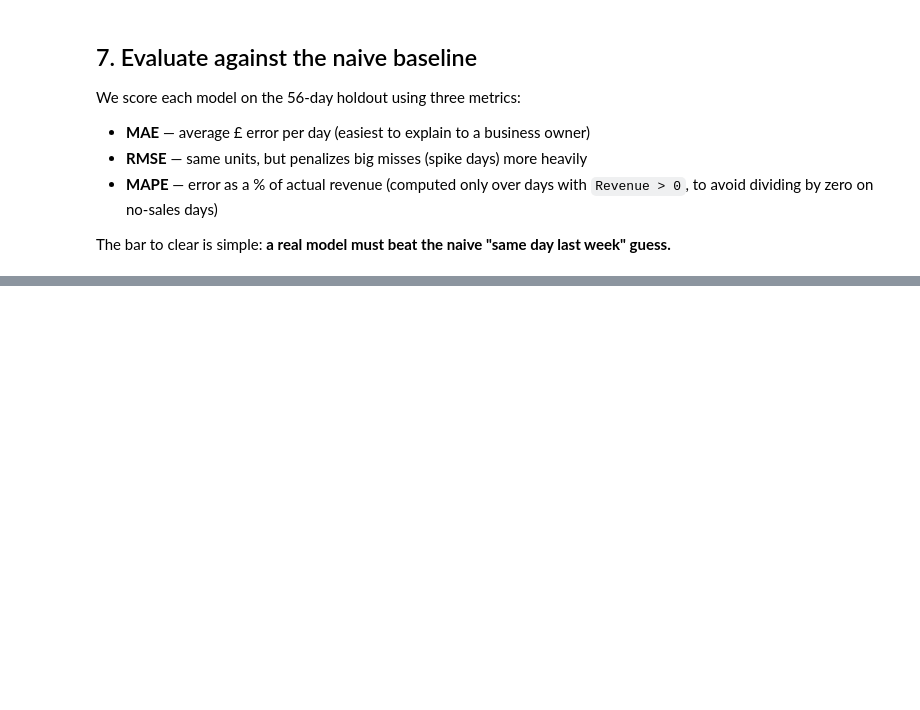
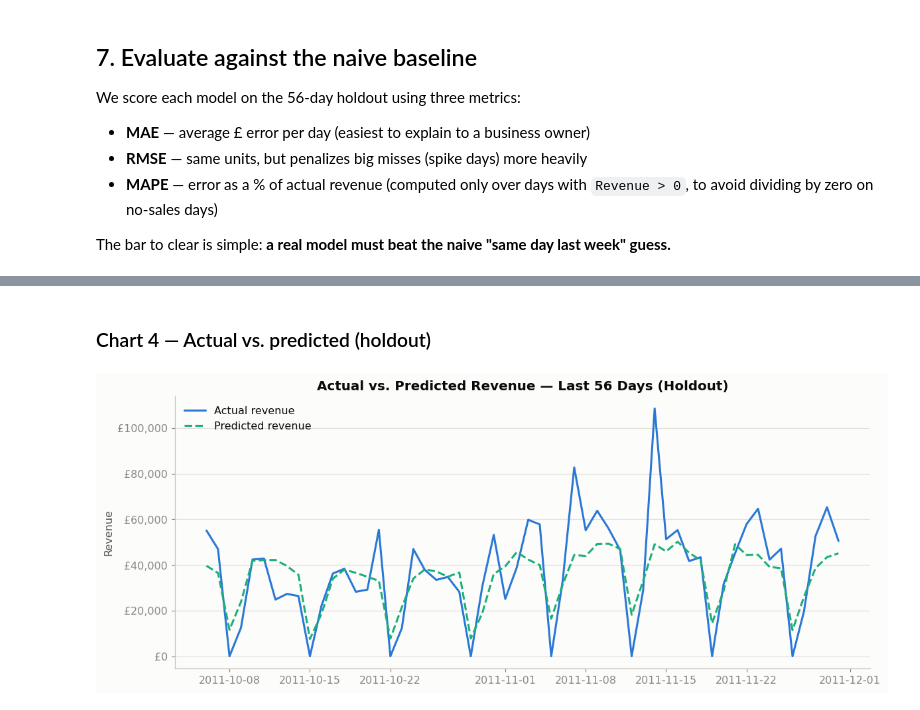
Before and after one commit to SONWA560/FUTURE_ML_01, a Jupyter notebook: notebooks/01_sales_forecasting.ipynb, the cells around one changed output, grey strips where cells are left out. Saved outputs shown, nothing was run; the diff lists cells and outputs as text; code cells hidden in the pictures; blank space fills up the shorter version.

```diff
--- a/notebooks/01_sales_forecasting.ipynb
+++ b/notebooks/01_sales_forecasting.ipynb
@@ -364,0 +473,15 @@ On a typical day, the Linear Regression forecast is off by about £10,480 — ro
+# %% [markdown]
+### Chart 4 — Actual vs. predicted (holdout)
+# %%
+fig, ax = plt.subplots(figsize=(11, 4.5))
+ax.plot(test_df.index, y_test.values, color=SERIES_1, linewidth=2, label="Actual revenue")
+ax.plot(test_df.index, lin_pred, color=SERIES_2, linewidth=2, linestyle="--", label="Predicted revenue")
+ax.set_title("Actual vs. Predicted Revenue — Last 56 Days (Holdout)")
+ax.set_ylabel("Revenue")
+currency_axis(ax)
+ax.legend(frameon=False, loc="upper left")
+fig.tight_layout()
+fig.savefig("../outputs/figures/04_actual_vs_predicted.png")
+plt.show()
+# %% [output]
+[figure, added]
```
Also changed, not shown: parts of 17 cells of this notebook, 7 other files.
